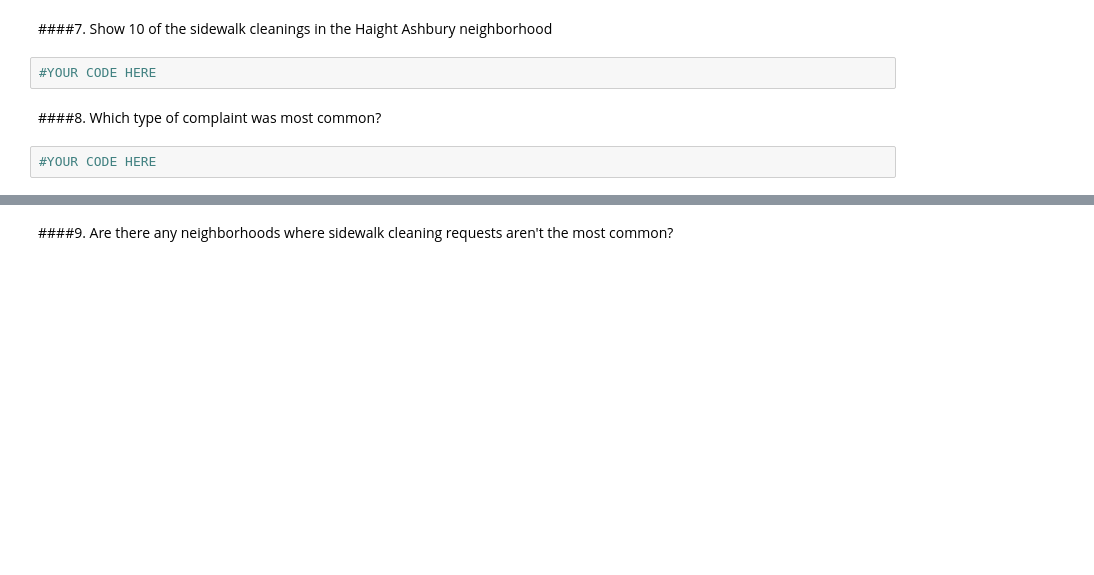
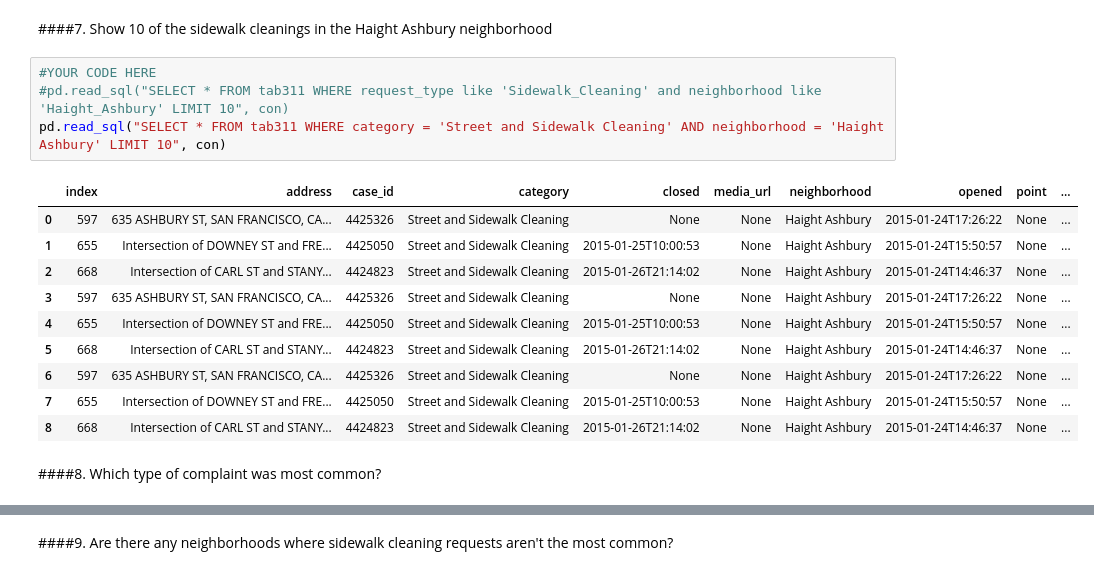
Before and after one commit to git-halvorson/DAT_SF_12, a Jupyter notebook: Homework/HW1-Copy0.ipynb, the cells around one changed output, grey strips where cells are left out. Drawn from its saved outputs; the diff is of its cells as text; blank space fills up the shorter version.

```diff
--- a/Homework/HW1-Copy0.ipynb
+++ b/Homework/HW1-Copy0.ipynb
@@ -112,8 +157,19 @@ TypeError: to_sql() takes at least 3 arguments (3 given)
 # %% [markdown]
 ####7. Show 10 of the sidewalk cleanings in the Haight Ashbury neighborhood
-# %%
-#YOUR CODE HERE
+# %%
+#YOUR CODE HERE
+#pd.read_sql("SELECT * FROM tab311 WHERE request_type like 'Sidewalk_Cleaning' and neighborhood like 'Haight_Ashbury' LIMIT 10", con)
+pd.read_sql("SELECT * FROM tab311 WHERE category = 'Street and Sidewalk Cleaning' AND neighborhood = 'Haight Ashbury' LIMIT 10", con)
+# %% [output]
+|  | index | address | case_id | category | closed | media_url | neighborhood | opened | point | ... |
+| 0 | 597 | 635 ASHBURY ST, SAN FRANCISCO, CA... | 4425326 | Street and Sidewalk Cleaning | None | None | Haight Ashbury | 2015-01-24T17:26:22 | None | ... |
+| 1 | 655 | Intersection of DOWNEY ST and FRE... | 4425050 | Street and Sidewalk Cleaning | 2015-01-25T10:00:53 | None | Haight Ashbury | 2015-01-24T15:50:57 | None | ... |
+| 2 | 668 | Intersection of CARL ST and STANY... | 4424823 | Street and Sidewalk Cleaning | 2015-01-26T21:14:02 | None | Haight Ashbury | 2015-01-24T14:46:37 | None | ... |
+| 3 | 597 | 635 ASHBURY ST, SAN FRANCISCO, CA... | 4425326 | Street and Sidewalk Cleaning | None | None | Haight Ashbury | 2015-01-24T17:26:22 | None | ... |
+| 4 | 655 | Intersection of DOWNEY ST and FRE... | 4425050 | Street and Sidewalk Cleaning | 2015-01-25T10:00:53 | None | Haight Ashbury | 2015-01-24T15:50:57 | None | ... |
+| 5 | 668 | Intersection of CARL ST and STANY... | 4424823 | Street and Sidewalk Cleaning | 2015-01-26T21:14:02 | None | Haight Ashbury | 2015-01-24T14:46:37 | None | ... |
+| 6 | 597 | 635 ASHBURY ST, SAN FRANCISCO, CA... | 4425326 | Street and Sidewalk Cleaning | None | None | Haight Ashbury | 2015-01-24T17:26:22 | None | ... |
+| 7 | 655 | Intersection of DOWNEY ST and FRE... | 4425050 | Street and Sidewalk Cleaning | 2015-01-25T10:00:53 | None | Haight Ashbury | 2015-01-24T15:50:57 | None | ... |
+| 8 | 668 | Intersection of CARL ST and STANY... | 4424823 | Street and Sidewalk Cleaning | 2015-01-26T21:14:02 | None | Haight Ashbury | 2015-01-24T14:46:37 | None | ... |
 # %% [markdown]
 ####8. Which type of complaint was most common?
-# %%
-#YOUR CODE HERE
```
Also changed, not shown: parts of 20 cells of this notebook, 1 other file.
